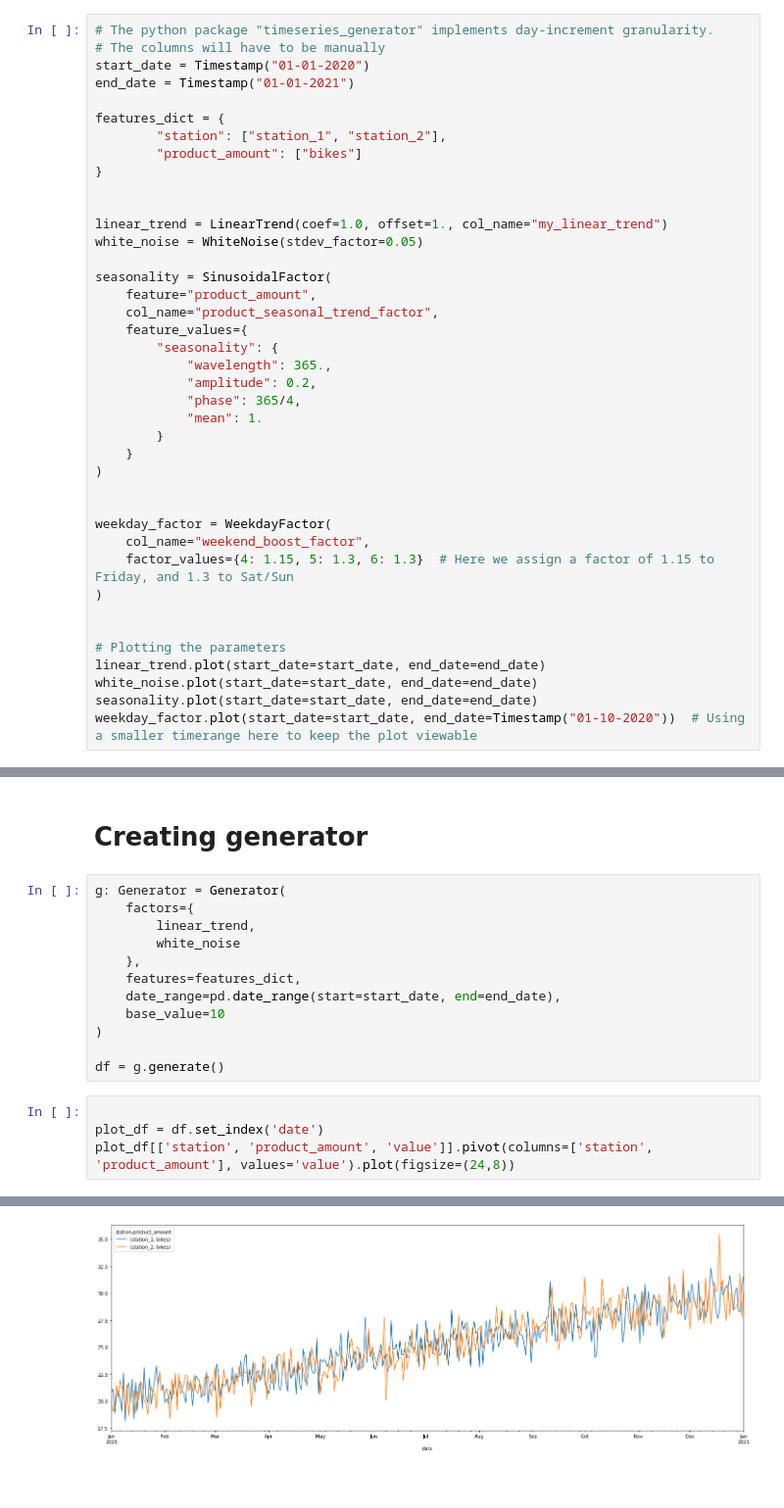
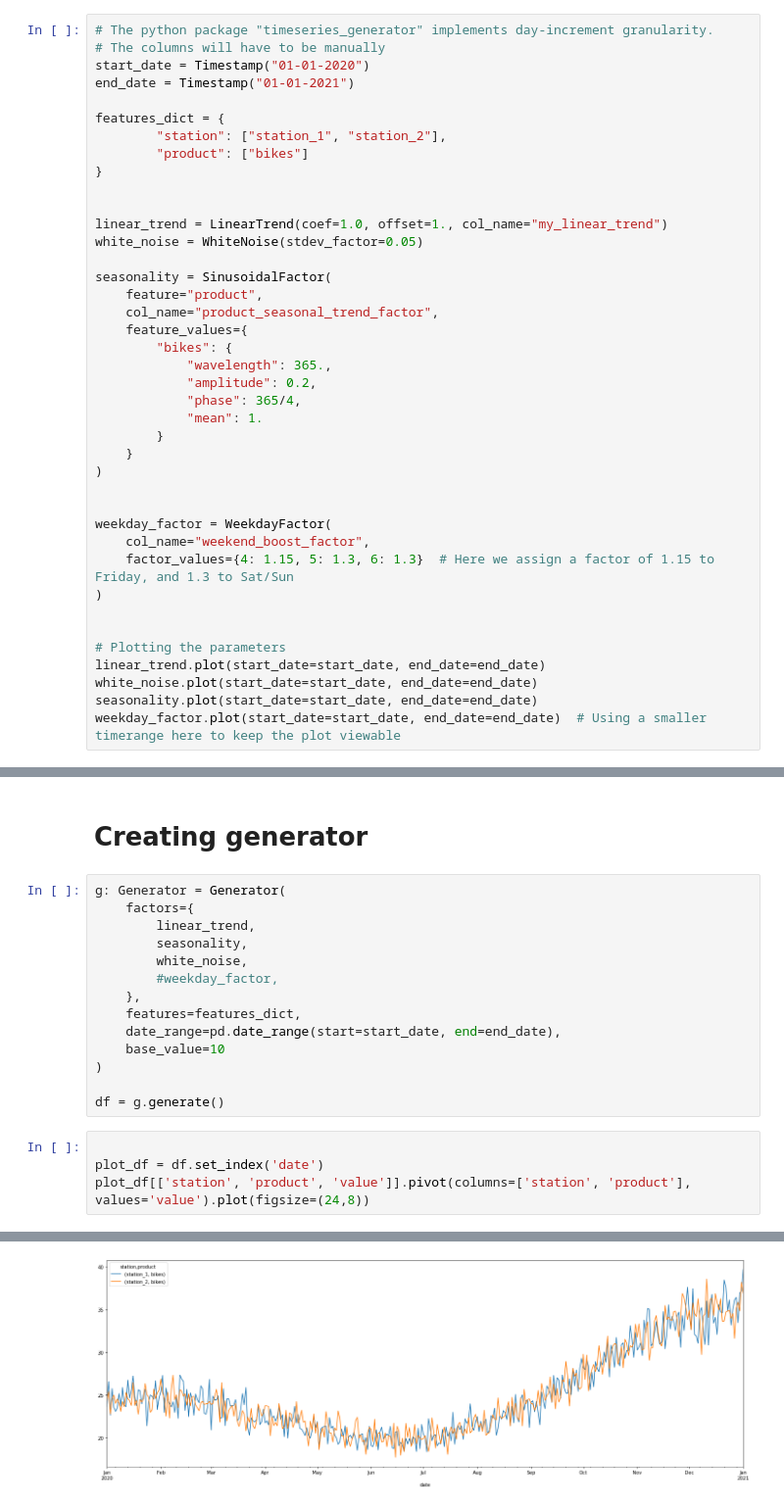
Before and after one commit to ThachAndrew/SyntheticTimeSeries, a Jupyter notebook: Synthetic Generator.ipynb, the cells around one changed output, grey strips where cells are left out. Shown: that part at 98% size. Cells and saved outputs as stored; diff of their text form; blank space fills up the shorter version.

Commit message:
fixed key values.

```diff
--- a/Synthetic Generator.ipynb
+++ b/Synthetic Generator.ipynb
@@ -20,7 +20,7 @@ end_date = Timestamp("01-01-2021")
 
 features_dict = {
         "station": ["station_1", "station_2"],
-        "product_amount": ["bikes"]
+        "product": ["bikes"]
 }
 
 
@@ -28,10 +28,10 @@ linear_trend = LinearTrend(coef=1.0, offset=1., col_name="my_linear_trend")
 white_noise = WhiteNoise(stdev_factor=0.05)
 
 seasonality = SinusoidalFactor(
-    feature="product_amount",
+    feature="product",
     col_name="product_seasonal_trend_factor",
     feature_values={
-        "seasonality": {
+        "bikes": {
             "wavelength": 365.,
             "amplitude": 0.2,
             "phase": 365/4,
@@ -51,7 +51,7 @@ weekday_factor = WeekdayFactor(
 linear_trend.plot(start_date=start_date, end_date=end_date)
 white_noise.plot(start_date=start_date, end_date=end_date)
 seasonality.plot(start_date=start_date, end_date=end_date)
-weekday_factor.plot(start_date=start_date, end_date=Timestamp("01-10-2020"))  # Using a smaller timerange here to keep the plot viewable
+weekday_factor.plot(start_date=start_date, end_date=end_date)  # Using a smaller timerange here to keep the plot viewable
 # %% [output]
 (<Figure size 432x288 with 1 Axes>, <AxesSubplot:xlabel='date'>)
 [figure]
@@ -64,7 +64,9 @@ weekday_factor.plot(start_date=start_date, end_date=Timestamp("01-10-2020"))  #
 g: Generator = Generator(
     factors={
         linear_trend,
-        white_noise
+        seasonality,
+        white_noise,
+        #weekday_factor,
     },
     features=features_dict,
     date_range=pd.date_range(start=start_date, end=end_date),
@@ -75,7 +77,7 @@ df = g.generate()
 # %%
 
 plot_df = df.set_index('date')
-plot_df[['station', 'product_amount', 'value']].pivot(columns=['station', 'product_amount'], values='value').plot(figsize=(24,8))
+plot_df[['station', 'product', 'value']].pivot(columns=['station', 'product'], values='value').plot(figsize=(24,8))
 # %% [output]
 <AxesSubplot:xlabel='date'>
-[figure, old version]
+[figure, new version]
```
Also changed, not shown: parts of 2 cells of this notebook.
